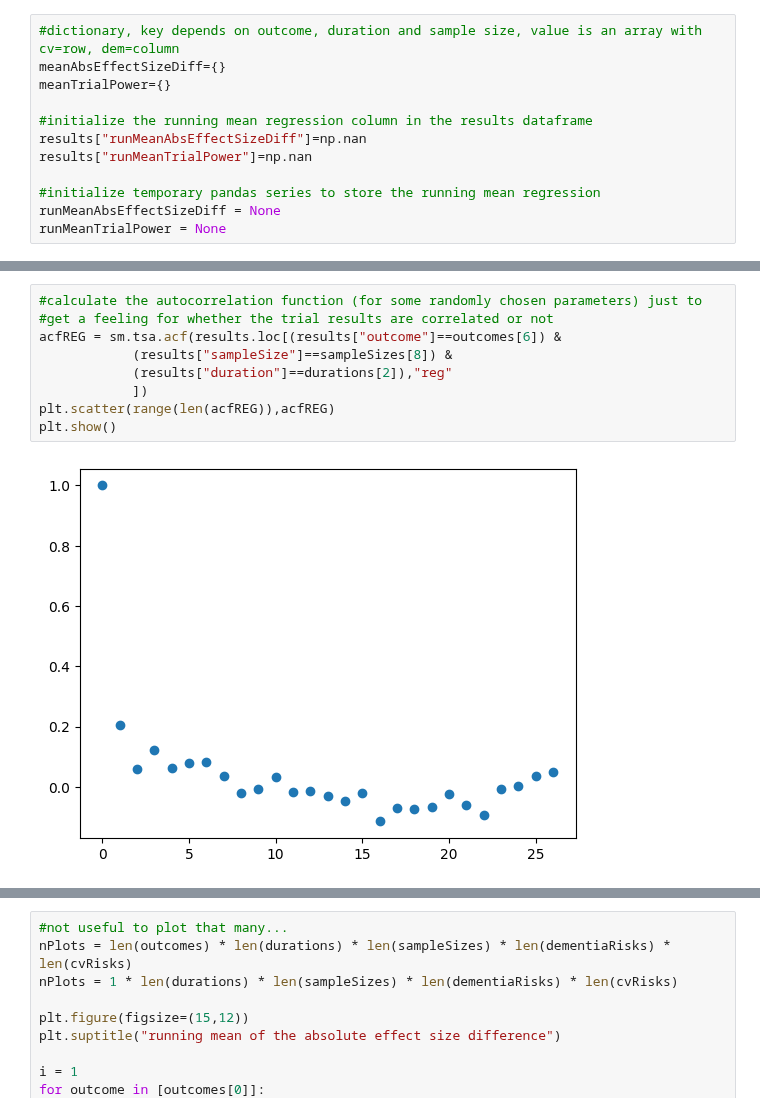
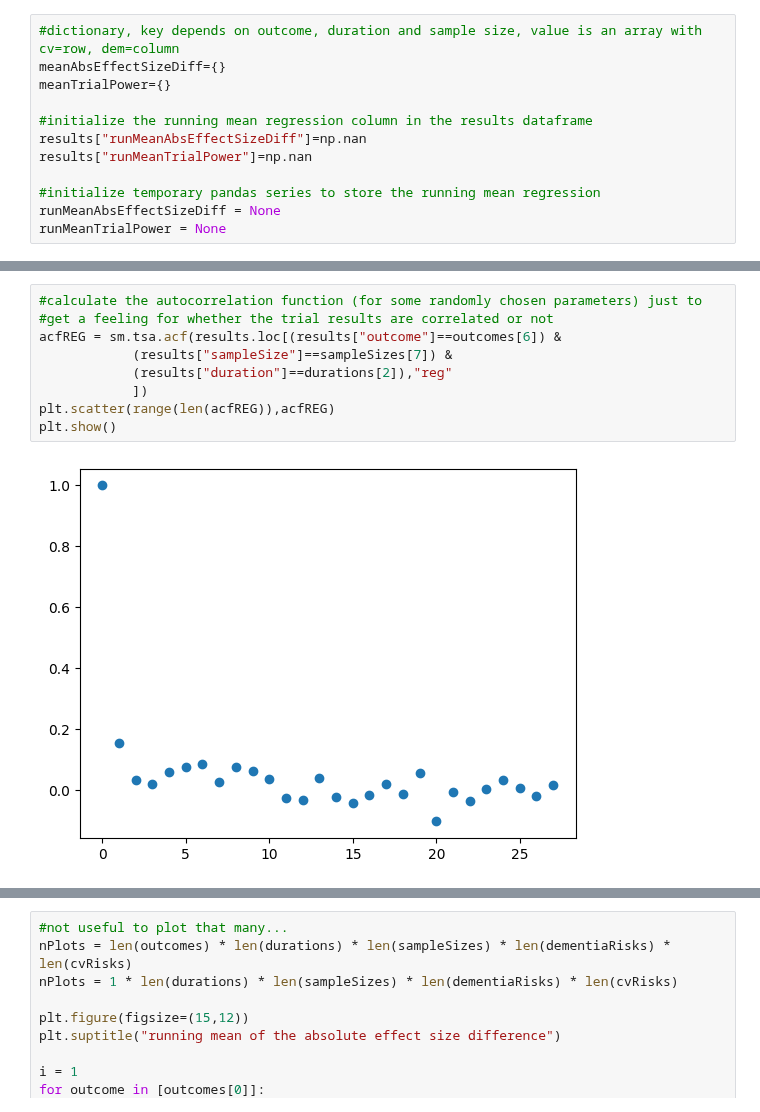
Before and after one commit to deligkaris/microsimNotebooks, a Jupyter notebook: convergenceOfTrialsetResults.ipynb, the cells around one changed output, grey strips where cells are left out. Drawn from its saved outputs; the diff is of its cells as text.

```diff
--- a/convergenceOfTrialsetResults.ipynb
+++ b/convergenceOfTrialsetResults.ipynb
@@ -122,11 +122,11 @@ Wall time: 22.6 s
 # %%
 #calculate the autocorrelation function (for some randomly chosen parameters) just to
 #get a feeling for whether the trial results are correlated or not
 acfREG = sm.tsa.acf(results.loc[(results["outcome"]==outcomes[6]) &
-            (results["sampleSize"]==sampleSizes[8]) &
+            (results["sampleSize"]==sampleSizes[7]) &
             (results["duration"]==durations[2]),"reg"
             ])
 plt.scatter(range(len(acfREG)),acfREG)
 plt.show()
 # %% [output]
-[figure, old version]
+[figure, new version]
```
Also changed, not shown: parts of 6 cells of this notebook.
